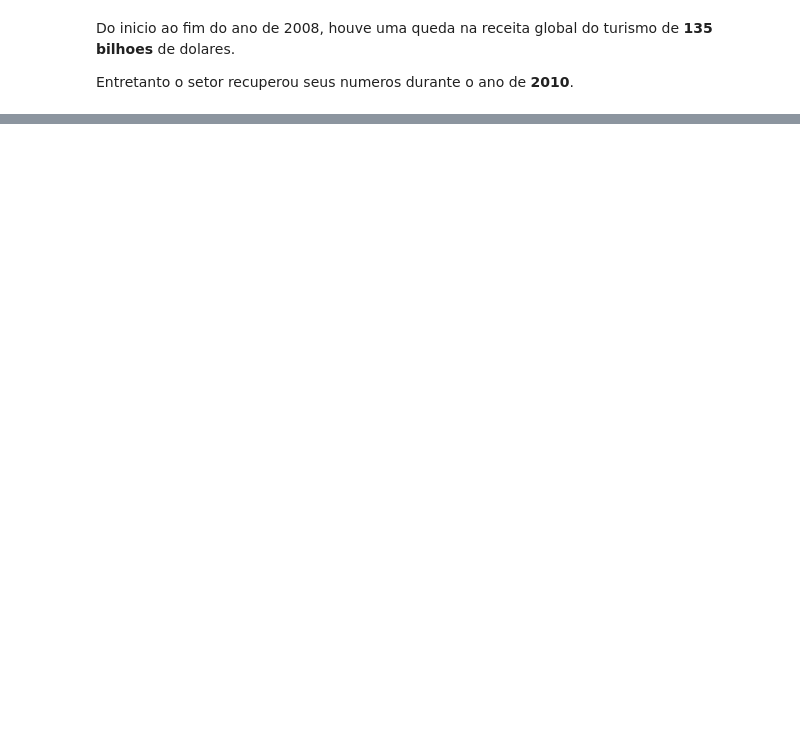
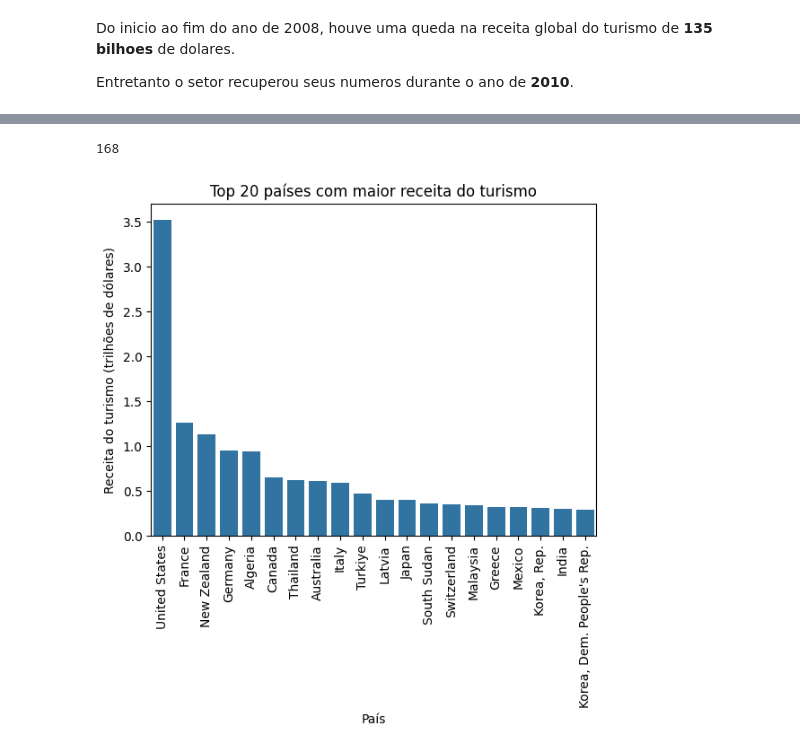
Before and after one commit to Gabs72P/Analise-da-economia-do-turismo-mundial, a Jupyter notebook: Projeto_Turismo.ipynb, the cells around one changed output, grey strips where cells are left out. Saved outputs shown, nothing was run; the diff lists cells and outputs as text; code cells hidden in the pictures; blank space fills up the shorter version.

```diff
--- a/Projeto_Turismo.ipynb
+++ b/Projeto_Turismo.ipynb
@@ -592,0 +603,21 @@ Entretanto o setor recuperou seus numeros durante o ano de **2010**.
+# %%
+tourism_table['country'].nunique()
+# %% [output]
+168
+# %%
+# geralzão
+
+top_paises = tourism_table[['country', 'tourism_receipts_billions']].groupby('country').sum().sort_values('tourism_receipts_billions', ascending=False).head(20)
+
+top_paises['tourism_receipts_billions'] = (top_paises['tourism_receipts_billions'] / 1000).round(2)
+top_paises.rename(columns={'tourism_receipts_billions': 'tourism_receipts_trillions'}, inplace=True)
+
+fig = sns.barplot(top_paises, x='country', y='tourism_receipts_trillions')
+
+plt.title('Top 20 países com maior receita do turismo')
+plt.xticks(rotation=90)
+plt.xlabel('País')
+plt.ylabel('Receita do turismo (trilhões de dólares)')
+plt.show()
+# %% [output]
+[figure, added]
```
Also changed, not shown: parts of 34 cells of this notebook.
